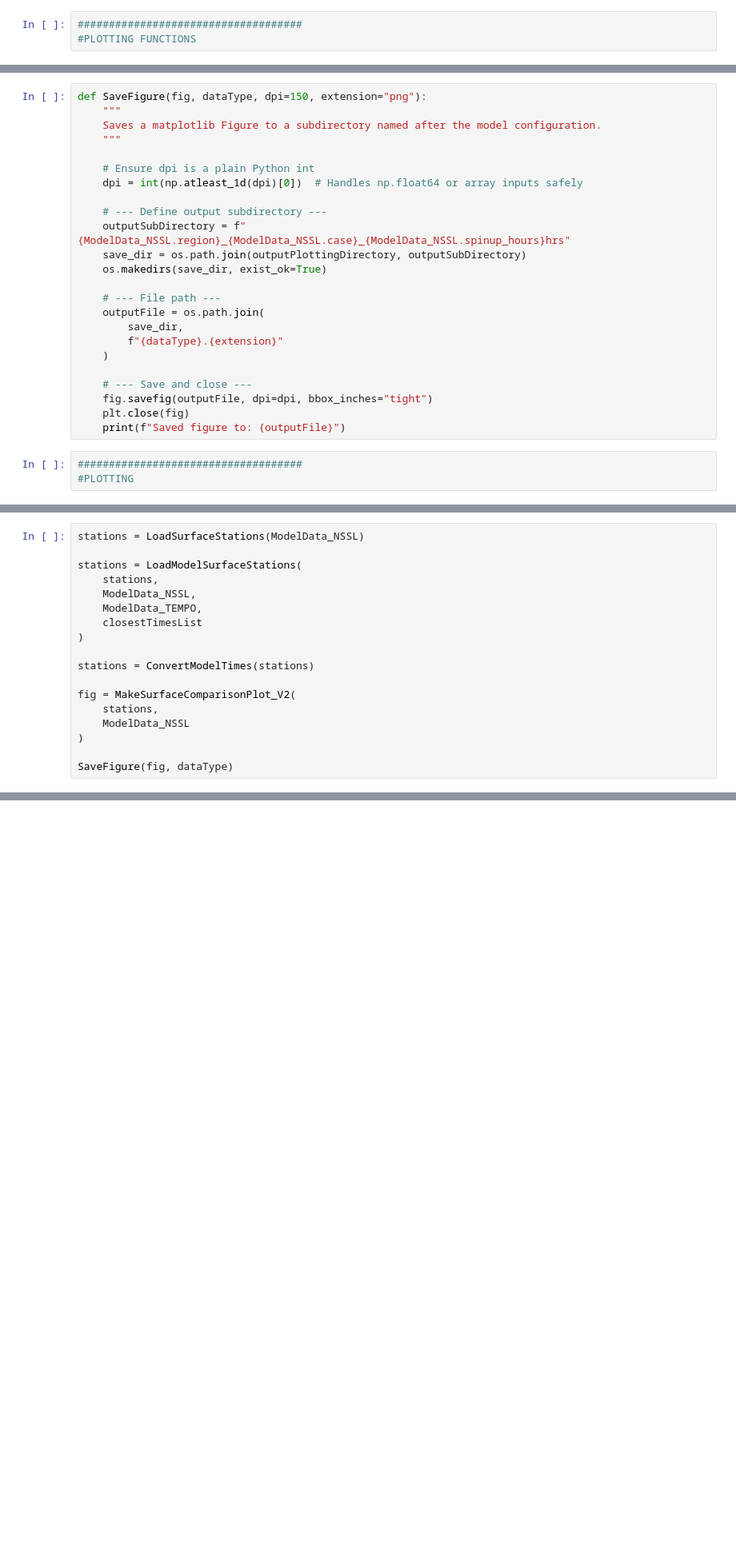
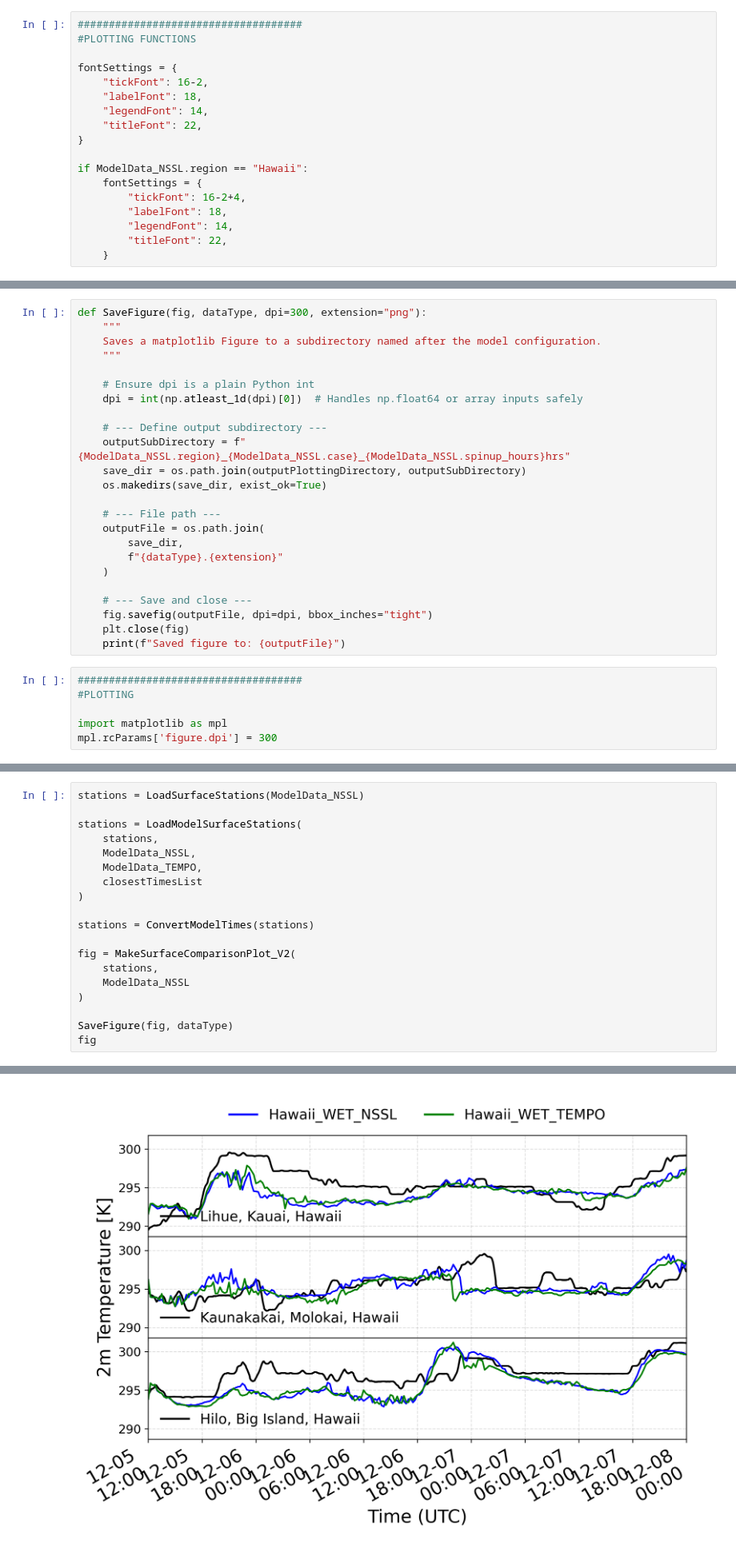
Before and after one commit to torrilab/Regional-MPAS-Project, a Jupyter notebook: CodeFiles/DataAnalysis/MPAS_Model_Data/InitialFigures/Compare_2mTemperature.ipynb, the cells around one changed output, grey strips where cells are left out. Shown at 80% size. Drawn from its saved outputs; the diff is of its cells as text; blank space fills up the shorter version.

```diff
--- a/CodeFiles/DataAnalysis/MPAS_Model_Data/InitialFigures/Compare_2mTemperature.ipynb
+++ b/CodeFiles/DataAnalysis/MPAS_Model_Data/InitialFigures/Compare_2mTemperature.ipynb
@@ -811,4 +811,19 @@ closestTimesList = BuildClosestTimesList(
 # %%
 ####################################
 #PLOTTING FUNCTIONS
+
+fontSettings = {
+    "tickFont": 16-2,
+    "labelFont": 18,
+    "legendFont": 14,
+    "titleFont": 22,
+}
+
+if ModelData_NSSL.region == "Hawaii":
+    fontSettings = {
+        "tickFont": 16-2+4,
+        "labelFont": 18,
+        "legendFont": 14,
+        "titleFont": 22,
+    }
 # %%
@@ -1358,5 +1167,5 @@ def MakeSurfaceComparisonPlot_V2(
 # %%
-def SaveFigure(fig, dataType, dpi=150, extension="png"):
+def SaveFigure(fig, dataType, dpi=300, extension="png"):
     """
     Saves a matplotlib Figure to a subdirectory named after the model configuration.
     """
@@ -1382,3 +1191,6 @@ def SaveFigure(fig, dataType, dpi=150, extension="png"):
 # %%
 ####################################
 #PLOTTING
+
+import matplotlib as mpl
+mpl.rcParams['figure.dpi'] = 300
@@ -1400,4 +1215,5 @@ fig = MakeSurfaceComparisonPlot_V2(
 )
 
 SaveFigure(fig, dataType)
+fig
 # %% [output]
@@ -1411,3 +1227,4 @@ Saved figure to: /glade/u/home/aroseman/Projects/Regional-MPAS-Project/Code/PLOT
+[figure, added]
 # %%
 ####################################
 #PLOTTING ALL SIMULATIONS
```
Also changed, not shown: parts of 9 cells of this notebook, 13 other files.
